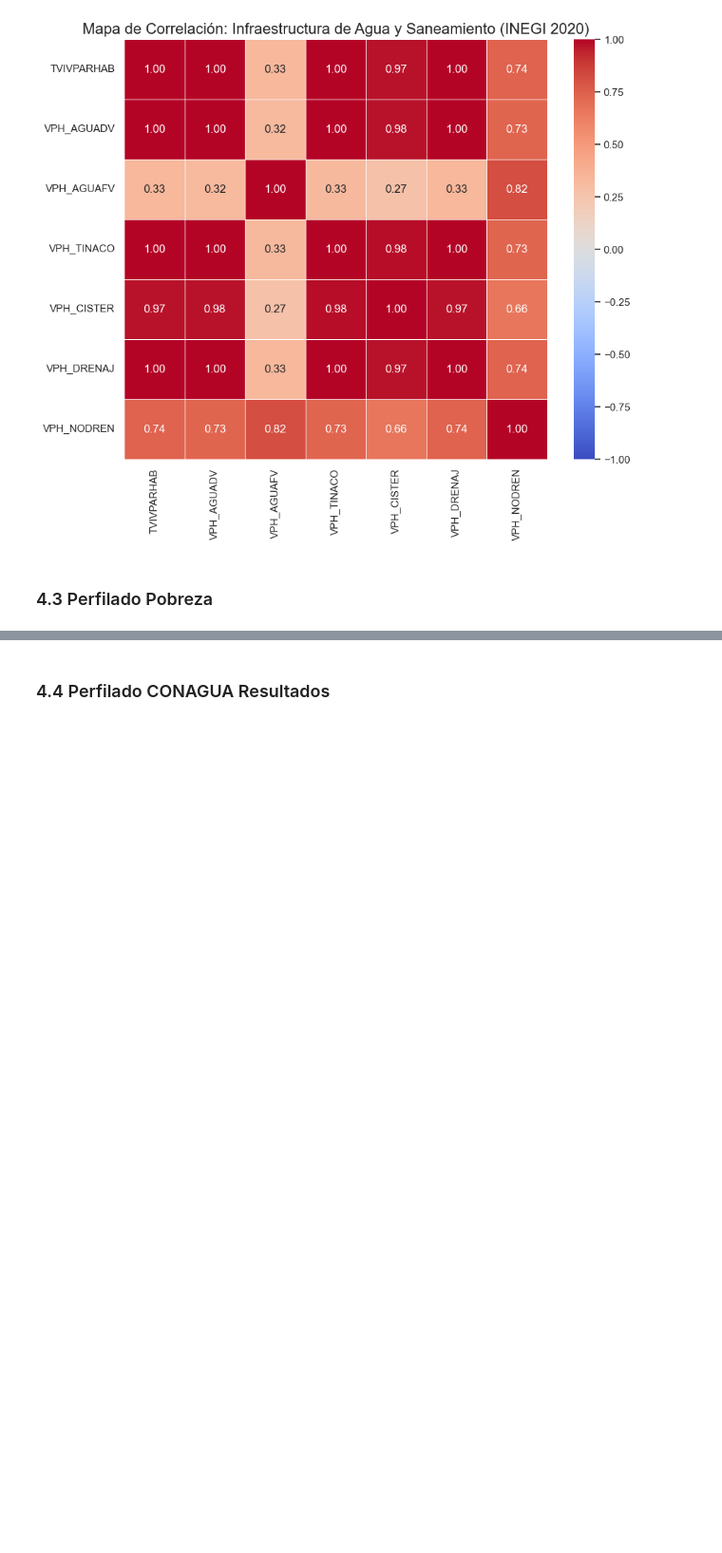
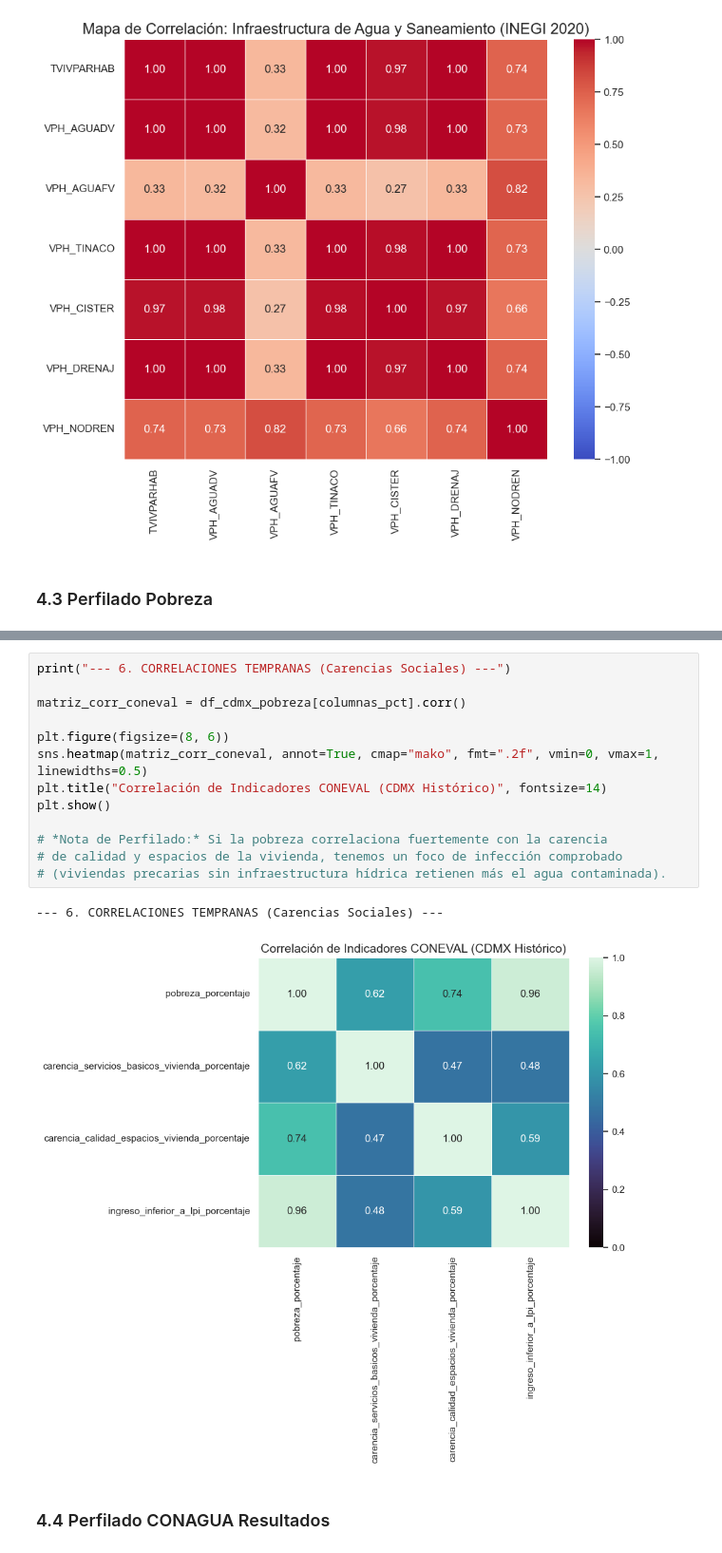
Before and after one commit to CarloKiliano/CalidadAgua_CDMX, a Jupyter notebook: notebooks/Perfilado.ipynb, the cells around one changed output, grey strips where cells are left out. Shown at 95% size. Cells and saved outputs as stored; diff of their text form; blank space fills up the shorter version.

```diff
--- a/notebooks/Perfilado.ipynb
+++ b/notebooks/Perfilado.ipynb
@@ -735,3 +863,19 @@ Total de registros de pobreza por grupos de edad en CDMX: 192
+# %%
+print("--- 6. CORRELACIONES TEMPRANAS (Carencias Sociales) ---")
+
+matriz_corr_coneval = df_cdmx_pobreza[columnas_pct].corr()
+
+plt.figure(figsize=(8, 6))
+sns.heatmap(matriz_corr_coneval, annot=True, cmap="mako", fmt=".2f", vmin=0, vmax=1, linewidths=0.5)
+plt.title("Correlación de Indicadores CONEVAL (CDMX Histórico)", fontsize=14)
+plt.show()
+
+# *Nota de Perfilado:* Si la pobreza correlaciona fuertemente con la carencia
+# de calidad y espacios de la vivienda, tenemos un foco de infección comprobado
+# (viviendas precarias sin infraestructura hídrica retienen más el agua contaminada).
+# %% [output]
+--- 6. CORRELACIONES TEMPRANAS (Carencias Sociales) ---
+[figure, added]
 # %% [markdown]
 ### 4.4 Perfilado CONAGUA Resultados
 # %%
```
Also changed, not shown: parts of 17 cells of this notebook.
